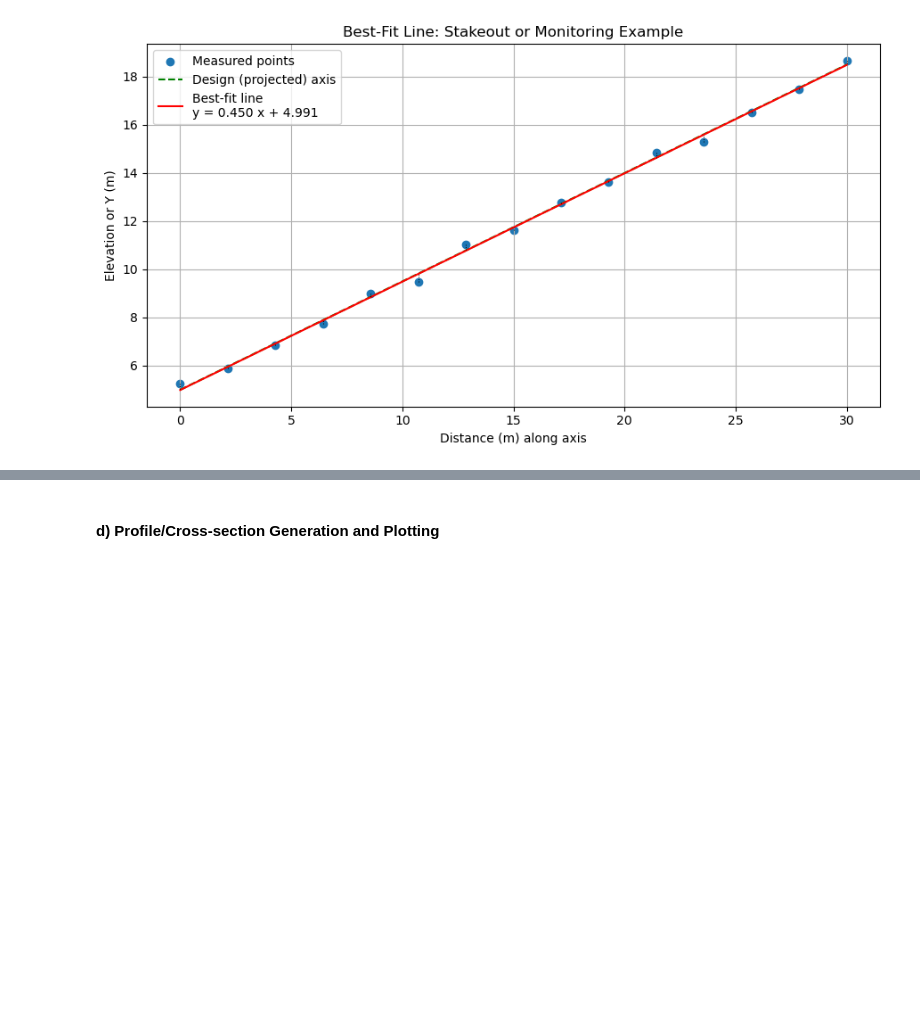
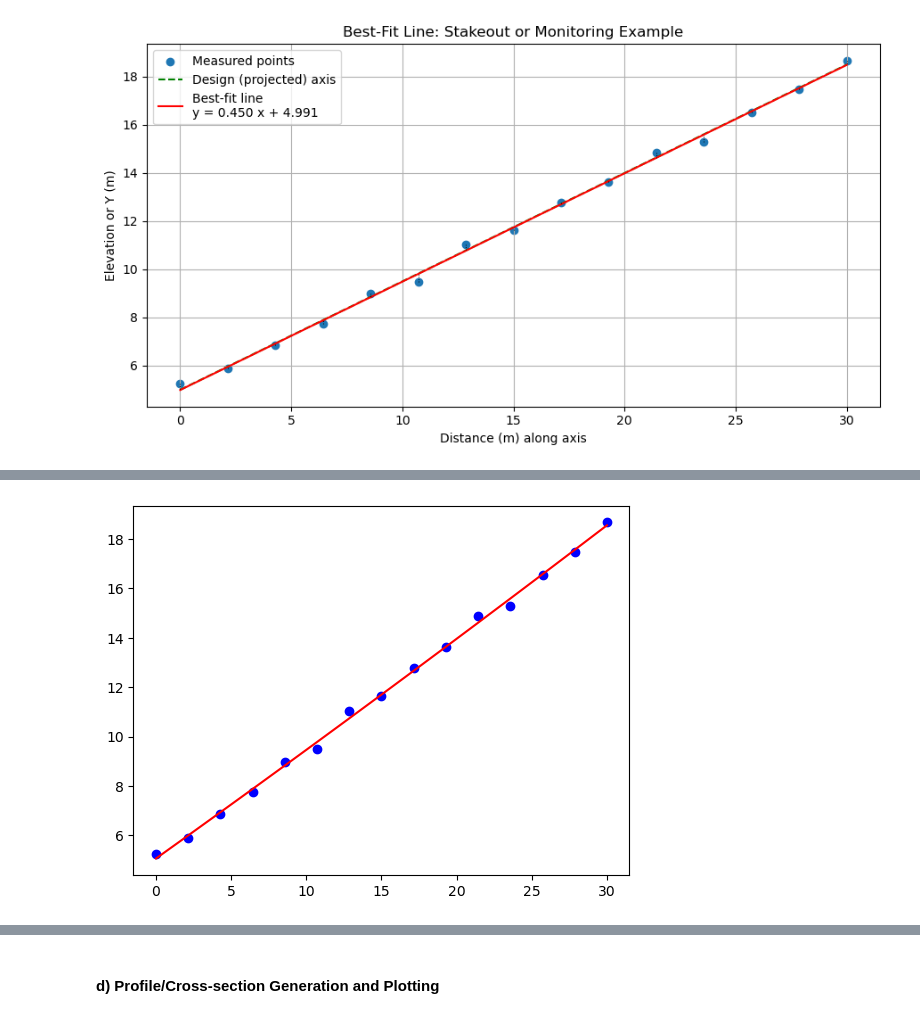
Before and after one commit to Araychev/UPSKILL-AI-and-Machine-Learning---2025, a Jupyter notebook: Math Concepts for Developers - март 2025/Regular_Exam_Project/math_concepts_geo_project.ipynb, the cells around one changed output, grey strips where cells are left out. Cells and saved outputs as stored; diff of their text form; code cells hidden in the pictures; blank space fills up the shorter version.

```diff
--- a/Math Concepts for Developers - март 2025/Regular_Exam_Project/math_concepts_geo_project.ipynb
+++ b/Math Concepts for Developers - март 2025/Regular_Exam_Project/math_concepts_geo_project.ipynb
@@ -1820,0 +1833,9 @@ plt.show()
+# %%
+A_poly = np.c_[x**2, x, np.ones_like(x)]
+coeffs, *_ = np.linalg.lstsq(A_poly, y_measured, rcond=None)
+y_fit = coeffs[0]*x**2 + coeffs[1]*x + coeffs[2]
+plt.plot(x, y_fit, color='r')
+plt.scatter(x, y_measured, color='b')
+plt.show()
+# %% [output]
+[figure, added]
```
Also changed, not shown: parts of 2 cells of this notebook.
